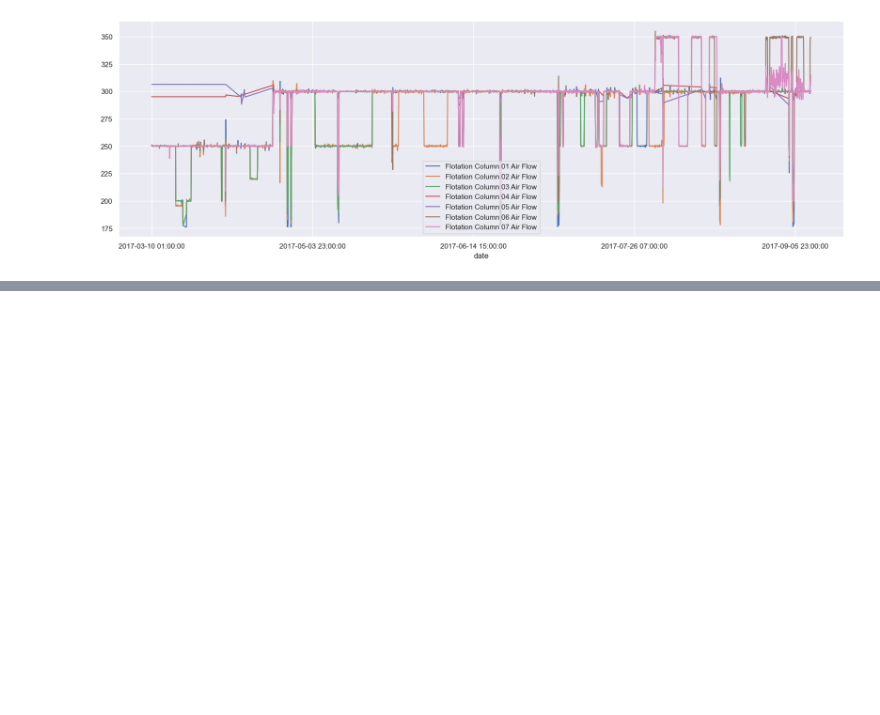
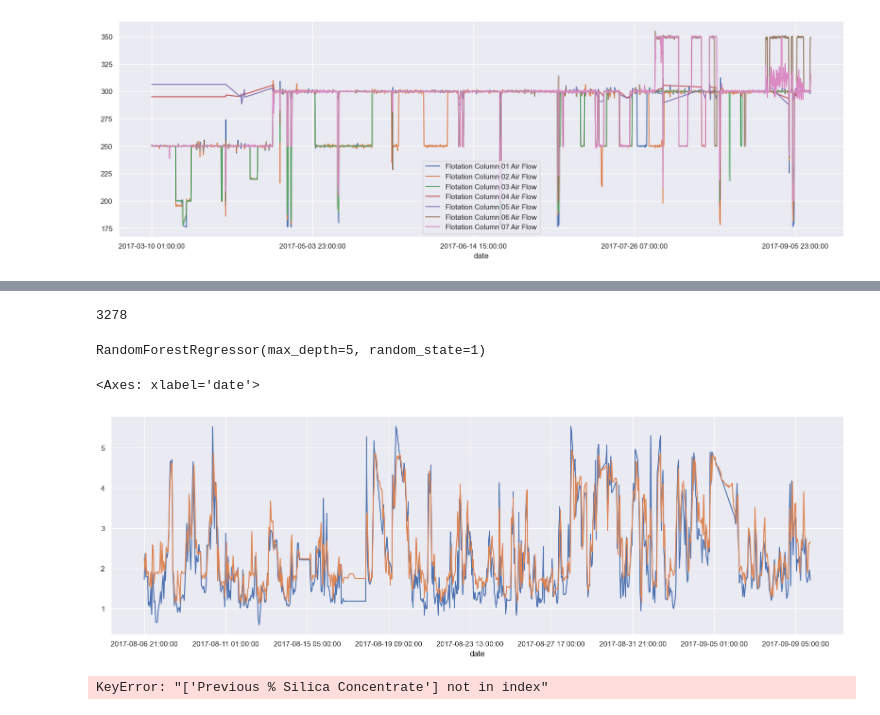
Before and after one commit to matleobor/case-ihm, a Jupyter notebook: flotation-analysis.ipynb, the cells around one changed output, grey strips where cells are left out. Drawn from its saved outputs; the diff is of its cells as text; code cells hidden in the pictures; blank space fills up the shorter version.

```diff
--- a/flotation-analysis.ipynb
+++ b/flotation-analysis.ipynb
@@ -157,0 +226,32 @@ sns.heatmap(hourly_data.corr(), annot = True)
+# %%
+# Determinação da quantidade de linhas da amostra de treino, considerando 80% do total
+total_sample_size = hourly_data.shape[0]
+train_size = round(total_sample_size*0.8)
+train_size
+# %% [output]
+3278
+# %%
+# Separação das amostras de treino e teste
+X_train = X.iloc[0:train_size]
+X_test = X.iloc[train_size:]
+
+y_train = y.iloc[0:train_size]
+y_test = y.iloc[train_size:]
+# %%
+model = RandomForestRegressor(n_estimators = 100, max_depth = 5, random_state = 1)
+model.fit(X_train, y_train)
+# %% [output]
+RandomForestRegressor(max_depth=5, random_state=1)
+# %%
+prediction = model.predict(X_test)
+y_prediction = pd.Series(prediction, index = y_test.index)
+# %%
+y_test.plot()
+y_prediction.plot()
+# %% [output]
+<Axes: xlabel='date'>
+[figure, added]
+# %%
+raw_data[selected_features]
+# %% [output]
+KeyError: "['Previous % Silica Concentrate'] not in index"
```
Also changed, not shown: parts of 14 cells of this notebook.
